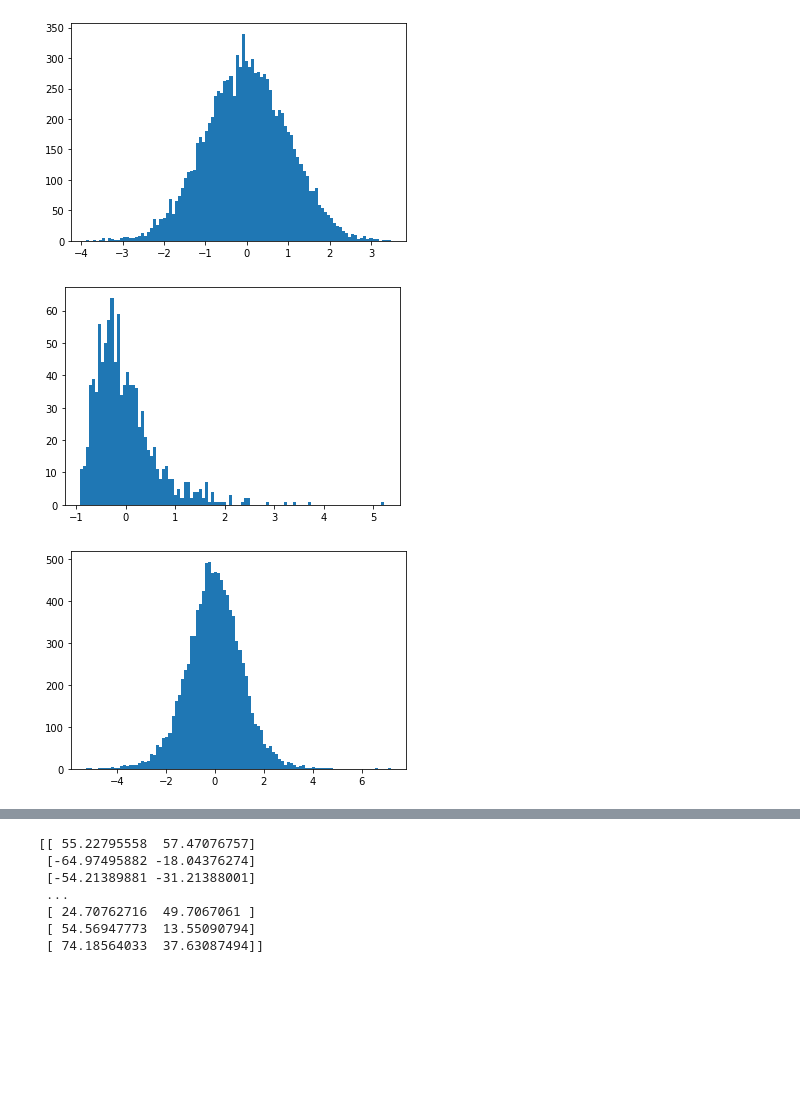
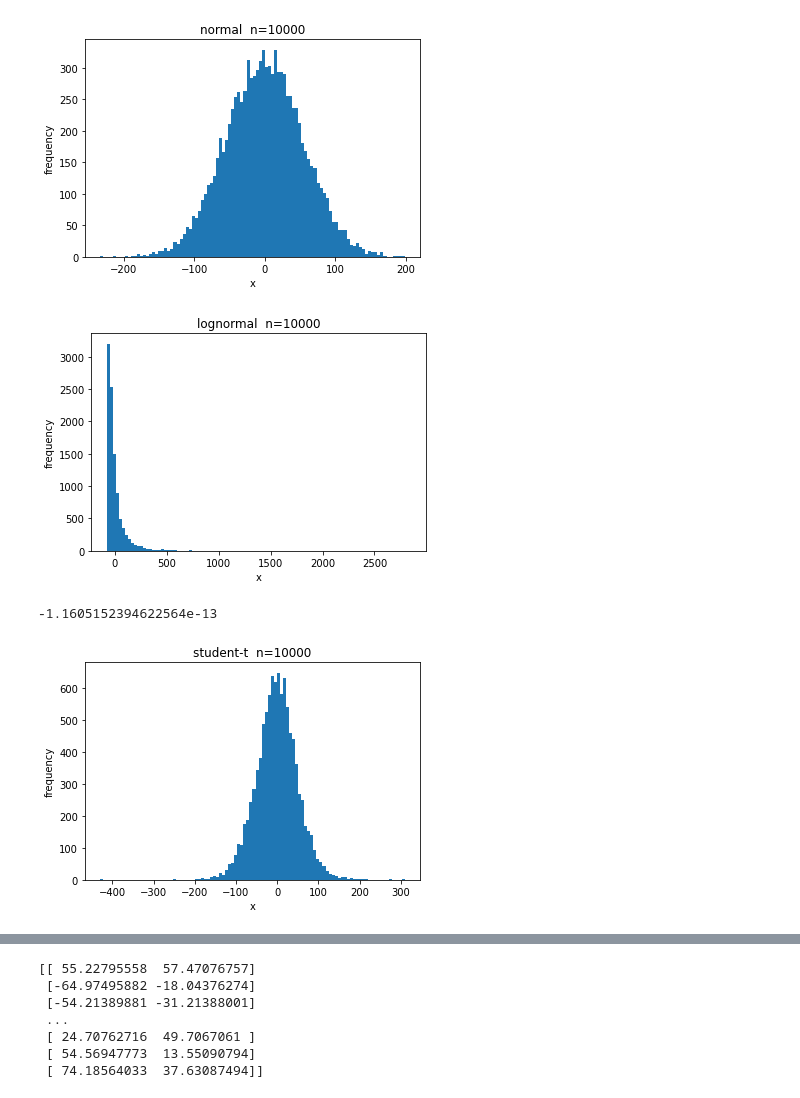
Before and after one commit to NaokiNakamichi/ML, a Jupyter notebook: GD/calssnoise_id.ipynb, the cells around one changed output, grey strips where cells are left out. Drawn from its saved outputs; the diff is of its cells as text; code cells hidden in the pictures; blank space fills up the shorter version.

```diff
--- a/GD/calssnoise_id.ipynb
+++ b/GD/calssnoise_id.ipynb
@@ -11,30 +11,41 @@ import helper
 # %%
 #正規分布
 var = np.random.randint(100,200,1)[0]
-noise_data = noise.Gauss(mean=0,sigma=1,dim=2,n=10000)
-noise_value = noise_data.generate()
+noise_data = noise.Gauss(mean=0,sigma=55,dim=2,n=10000)
+noise_value_gauss = noise_data.generate()
 
-plt.hist(noise_value.T[0],bins=100)
+plt.hist(noise_value_gauss.T[0],bins=100)
+plt.title("normal  n=10000")
+plt.xlabel("x")
+plt.ylabel("frequency")
 plt.show()
 # %% [output]
-[figure, old version]
+[figure, new version]
 # %%
 #対数分布
 var = np.random.randint(100,200,1)[0]
-noise_data = noise.LogNormal(mean=0,sigma=0.5,dim=2,n=1000)
-noise_value = noise_data.generate()
+noise_data = noise.LogNormal(mean=0,sigma=1,dim=2,n=10000)
+noise_value_lognormal = noise_data.generate() * 50
 
-plt.hist(noise_value.T[0],bins=100)
+plt.hist(noise_value_lognormal.T[0],bins=100)
+plt.title("lognormal  n=10000")
+plt.xlabel("x")
+plt.ylabel("frequency")
 plt.show()
+print(noise_value_lognormal.T[1].mean(axis=0))
 # %% [output]
-[figure, old version]
+[figure, new version]
+-1.1605152394622564e-13
 # %%
 #student-t分布
 df = 10
 noise_data = noise.StudentT(dim=2,n=10000,df=df)
-noise_value = noise_data.generate()
+noise_value_student_t = noise_data.generate() * 45
 
-plt.hist(noise_value.T[0],bins=100)
+plt.hist(noise_value_student_t.T[0],bins=100)
+plt.title("student-t  n=10000")
+plt.xlabel("x")
+plt.ylabel("frequency")
 plt.show()
 # %% [output]
-[figure, old version]
+[figure, new version]
```
Also changed, not shown: parts of 21 cells of this notebook, 6 other files.
